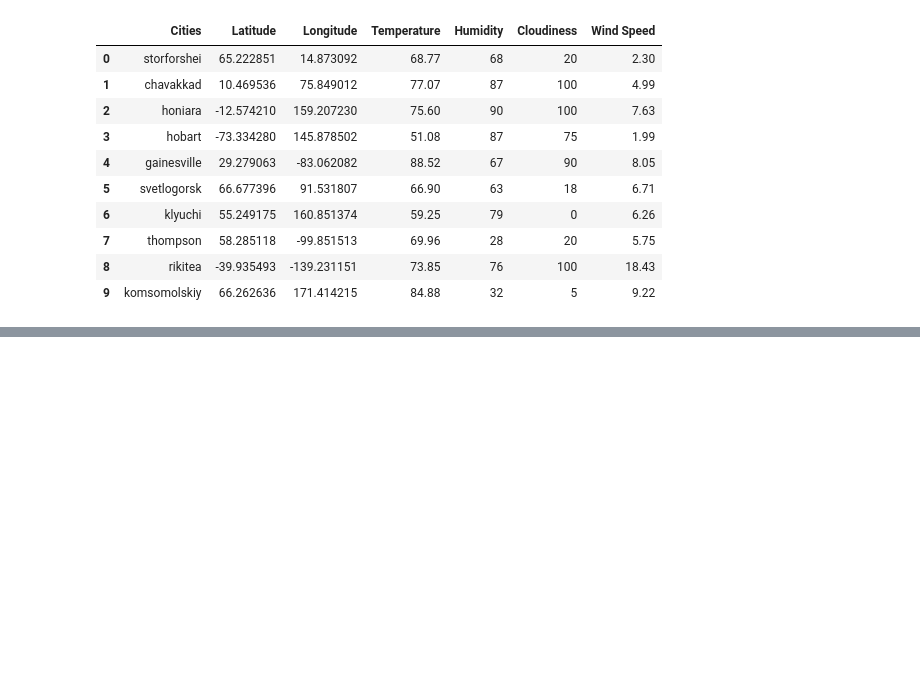
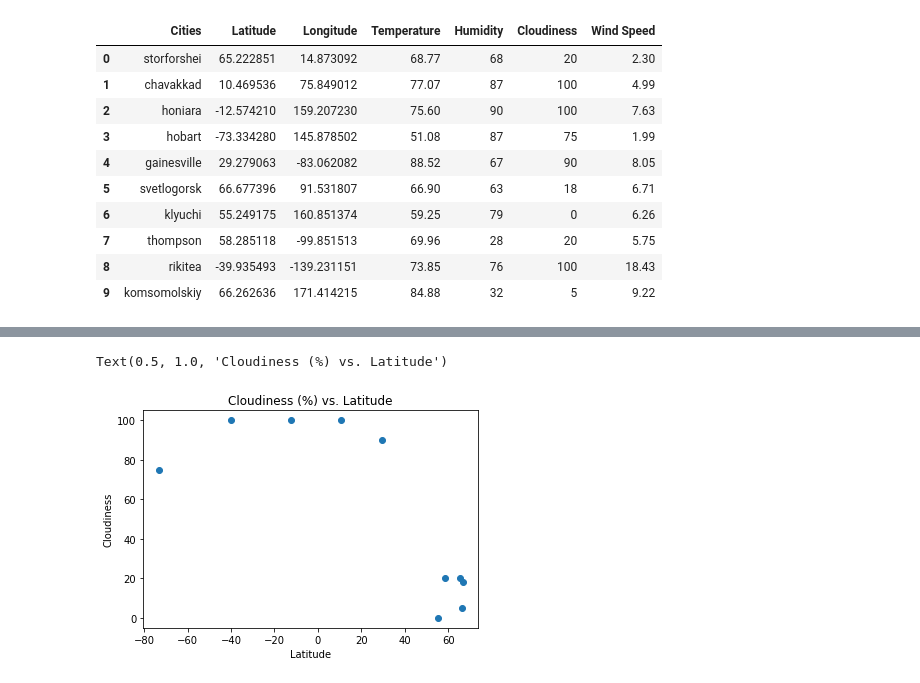
Before and after one commit to Barlow0471/Python-API-Challenge, a Jupyter notebook: WeatherPy/WeatherPy2.ipynb, the cells around one changed output, grey strips where cells are left out. Drawn from its saved outputs; the diff is of its cells as text; code cells hidden in the pictures; blank space fills up the shorter version.

```diff
--- a/WeatherPy/WeatherPy2.ipynb
+++ b/WeatherPy/WeatherPy2.ipynb
@@ -108,8 +112,12 @@ plt.ylabel('Humidity')
 # %%
 # Cloudiness (%) vs Latitude
 plt.scatter(cities_df['Latitude'], cities_df['Cloudiness'])
 plt.xlabel('Latitude')
 plt.ylabel('Cloudiness')
+plt.title('Cloudiness (%) vs. Latitude')
+# %% [output]
+Text(0.5, 1.0, 'Cloudiness (%) vs. Latitude')
+[figure, added]
 # %%
 # Wind Speed (mph) vs. Latitude
 plt.scatter(cities_df['Latitude'], cities_df['Wind Speed'])
```
Also changed, not shown: parts of 5 cells of this notebook.
